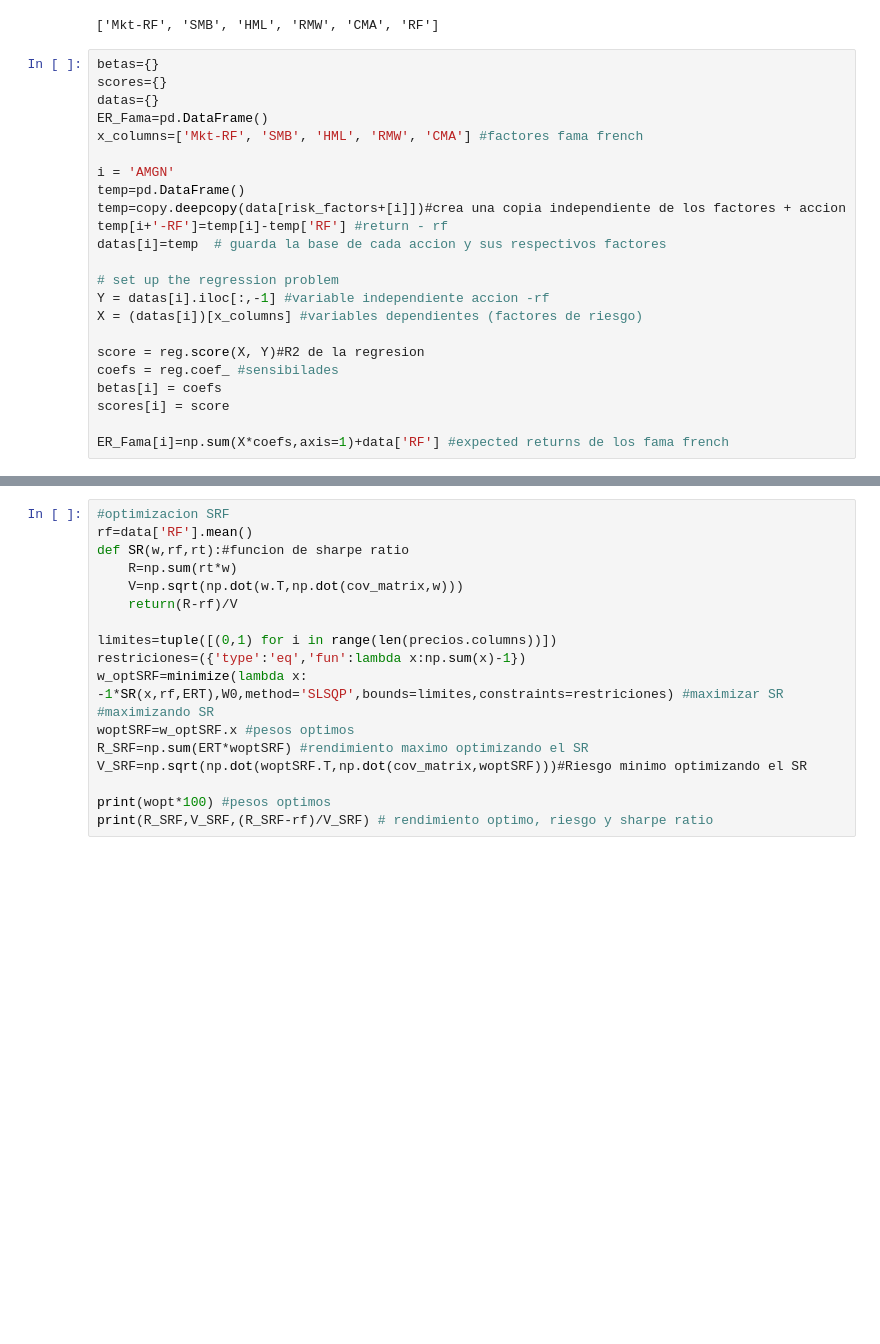
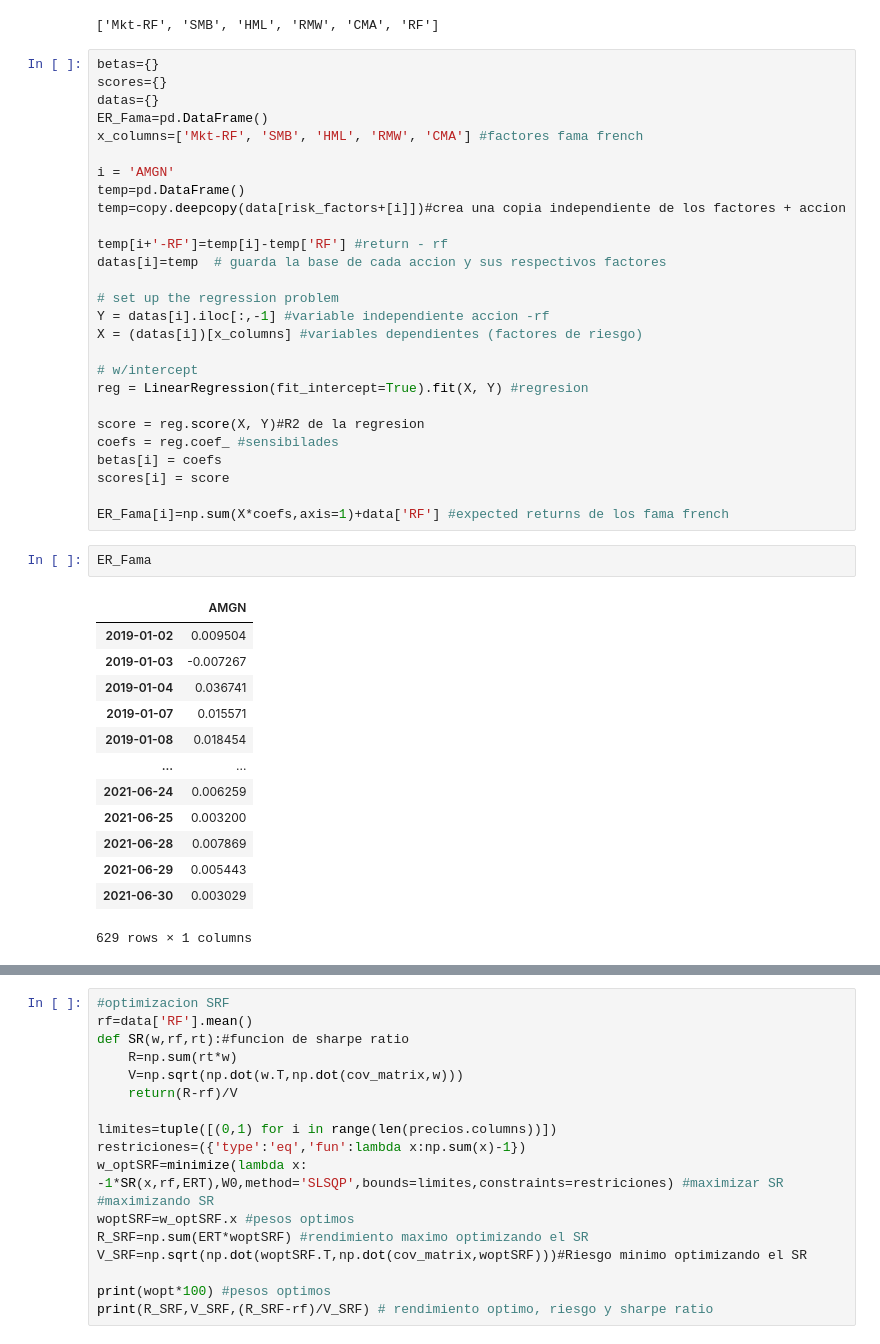
Before and after one commit to charx7/stonks-only-go-up, a Jupyter notebook: notebooks/notebook_del_moglis.ipynb, the cells around one changed output, grey strips where cells are left out. Saved outputs shown, nothing was run; the diff lists cells and outputs as text; blank space fills up the shorter version.

```diff
--- a/notebooks/notebook_del_moglis.ipynb
+++ b/notebooks/notebook_del_moglis.ipynb
@@ -141,6 +158,7 @@ x_columns=['Mkt-RF', 'SMB', 'HML', 'RMW', 'CMA'] #factores fama french
 i = 'AMGN'
 temp=pd.DataFrame()
 temp=copy.deepcopy(data[risk_factors+[i]])#crea una copia independiente de los factores + accion
+
 temp[i+'-RF']=temp[i]-temp['RF'] #return - rf
 datas[i]=temp  # guarda la base de cada accion y sus respectivos factores
 
@@ -148,12 +166,31 @@ datas[i]=temp  # guarda la base de cada accion y sus respectivos factores
 Y = datas[i].iloc[:,-1] #variable independiente accion -rf
 X = (datas[i])[x_columns] #variables dependientes (factores de riesgo)
 
+# w/intercept
+reg = LinearRegression(fit_intercept=True).fit(X, Y) #regresion
+
 score = reg.score(X, Y)#R2 de la regresion
 coefs = reg.coef_ #sensibilades
 betas[i] = coefs
 scores[i] = score
 
 ER_Fama[i]=np.sum(X*coefs,axis=1)+data['RF'] #expected returns de los fama french
+# %%
+ER_Fama
+# %% [output]
+|  | AMGN |
+| 2019-01-02 | 0.009504 |
+| 2019-01-03 | -0.007267 |
+| 2019-01-04 | 0.036741 |
+| 2019-01-07 | 0.015571 |
+| 2019-01-08 | 0.018454 |
+| ... | ... |
+| 2021-06-24 | 0.006259 |
+| 2021-06-25 | 0.003200 |
+| 2021-06-28 | 0.007869 |
+| 2021-06-29 | 0.005443 |
+| 2021-06-30 | 0.003029 |
+629 rows × 1 columns
 # %%
 # reg = LinearRegression( fit_intercept=False).fit(X, Y) #regresion
 # score=reg.score(X, Y)#R2 de la regresion
```
Also changed, not shown: parts of 5 cells of this notebook, 2 other files.
